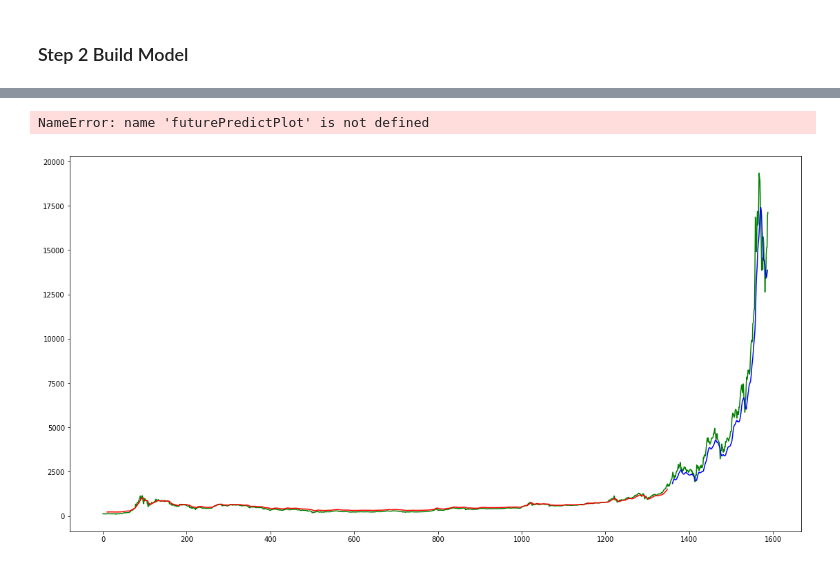
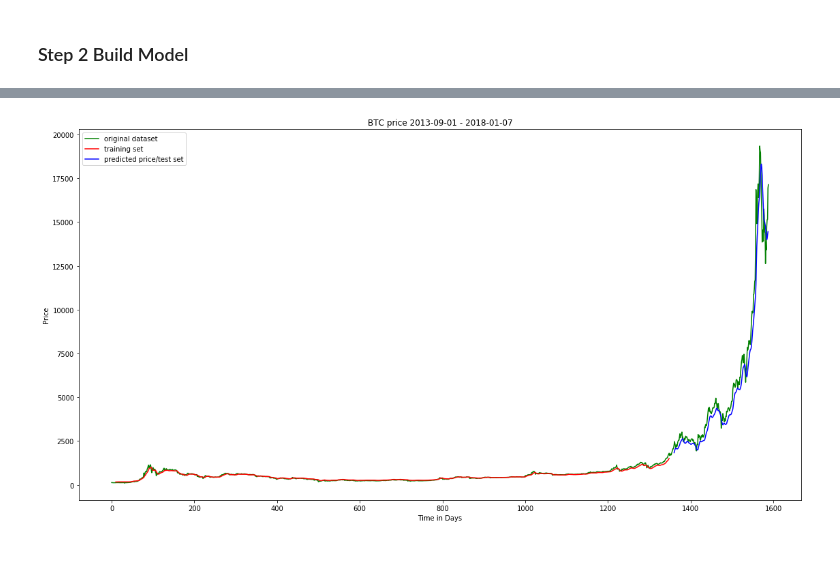
Before and after one commit to anmol77/Predict-Cryptocurrency-Price-With-Machine-Learning, a Jupyter notebook: main.ipynb, the cells around one changed output, grey strips where cells are left out. Cells and saved outputs as stored; diff of their text form; code cells hidden in the pictures.

```diff
--- a/main.ipynb
+++ b/main.ipynb
@@ -108,34 +106,33 @@ test_predict = model.predict(x_test)
 train_predict_unnorm = scaler.inverse_transform(train_predict)
 test_predict_unnorm = scaler.inverse_transform(test_predict)
 
 # CREATING SIMILAR DATASET TO PLOT TRAINING PREDICTIONS
 trainPredictPlot = np.empty_like(currency_close_price)
 trainPredictPlot[:, :] = np.nan
 trainPredictPlot[look_back:len(train_predict_unnorm)+look_back, :] = train_predict_unnorm
 
 # CREATING SIMILAR DATASSET TO PLOT TEST PREDICTIONS
 testPredictPlot = np.empty_like(currency_close_price)
 testPredictPlot[:, :] = np.nan
 testPredictPlot[len(train_predict_unnorm)+(look_back*2)+1:len(currency_close_price)-1, :] = test_predict_unnorm
 
 #futurePredictPlot = np.empty_like(currency_close_price)
 #futurePredictPlot[:, :] = np.nan
 #futurePredictPlot = np.append(futurePredictPlot, predict_days_forward(10))
 
 plt.figure(figsize=(19, 10))
 plt.plot(currency_close_price, 'g', label = 'original dataset')
 plt.plot(trainPredictPlot, 'r', label = 'training set')
 plt.plot(testPredictPlot, 'b', label = 'predicted price/test set')
-plt.plot(futurePredictPlot, 'y', label = 'future price')
+#plt.plot(futurePredictPlot, 'y', label = 'future price')
 plt.legend(loc = 'upper left')
 plt.xlabel('Time in Days')
 plt.ylabel('Price')
 
 plt.title("%s price %s - % s" % (currency,
                                  utilities.get_date_from_current(offset=len(currency_close_price)),
-                                 utilities.get_date_from_current()))
+                                 utilities.get_date_from_current(0)))
 
 plt.show()
 # %% [output]
-NameError: name 'futurePredictPlot' is not defined
-[figure, old version]
+[figure, new version]
```
Also changed, not shown: parts of 3 cells of this notebook.
